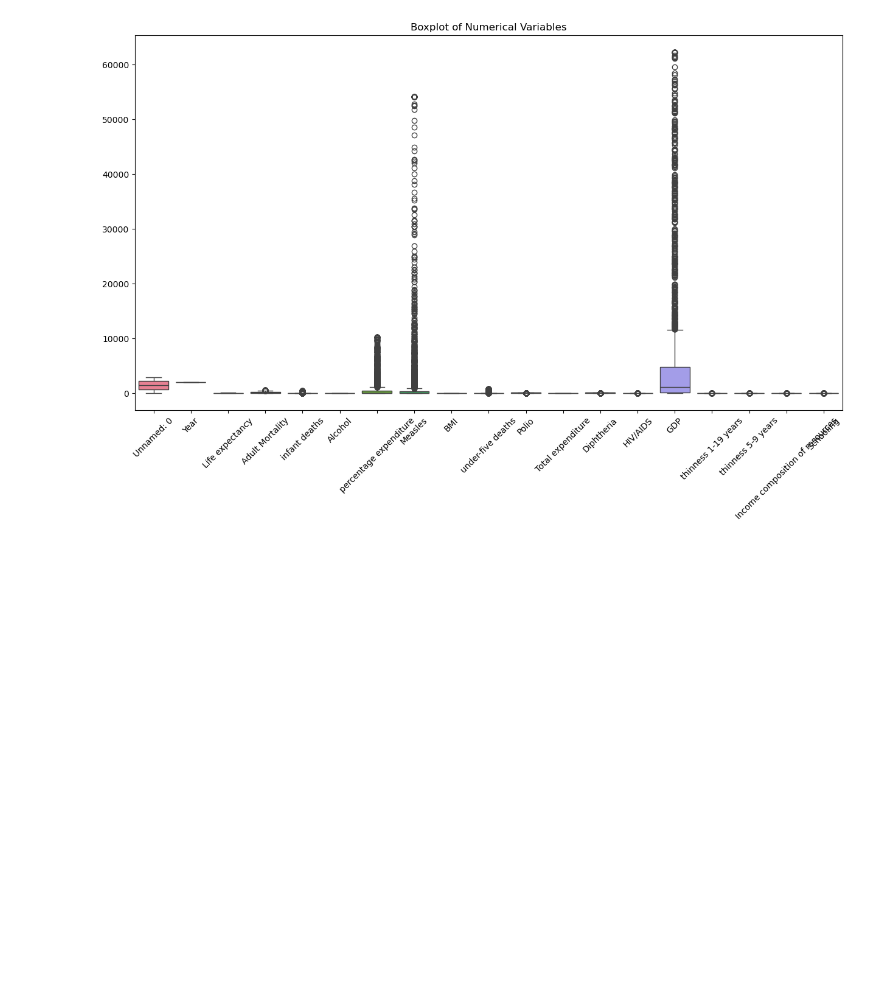
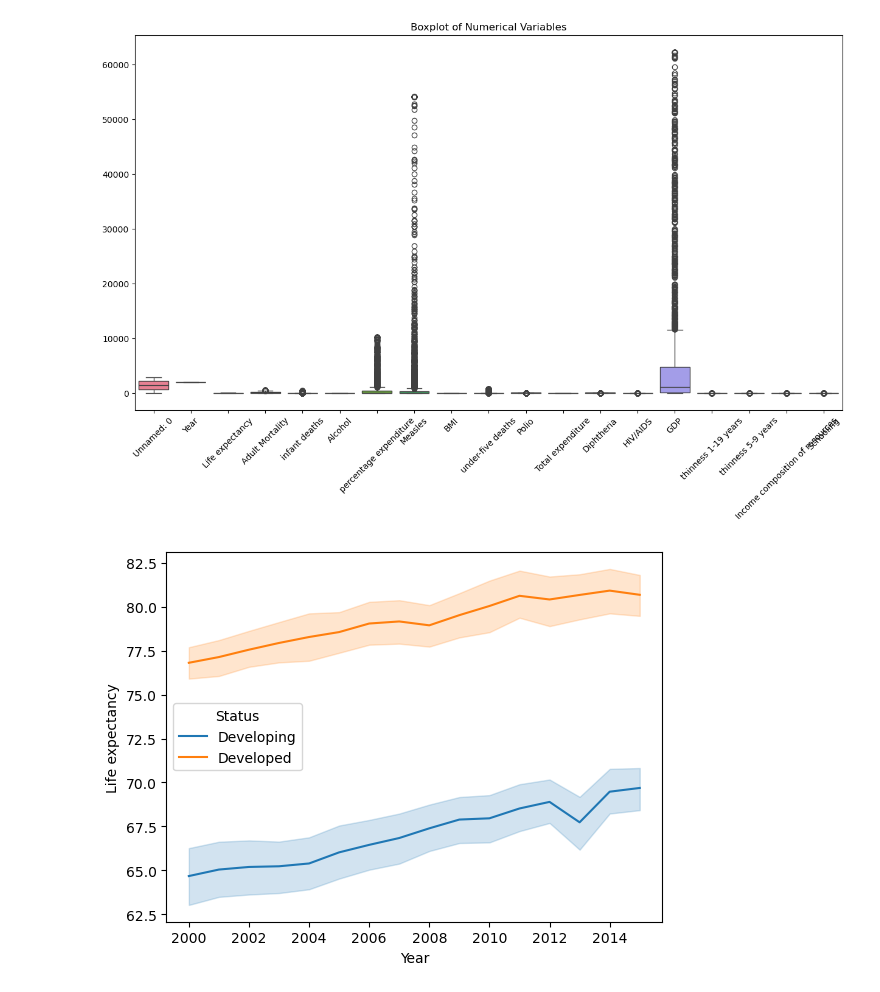
Before and after one commit to akyengo-Jr/Life_Expectancy, a Jupyter notebook: exploratory_analysis.ipynb, the cells around one changed output. Drawn from its saved outputs; the diff is of its cells as text; code cells hidden in the pictures; blank space fills up the shorter version.

```diff
--- a/exploratory_analysis.ipynb
+++ b/exploratory_analysis.ipynb
@@ -223,0 +225,4 @@ eda_insights = {
+# %%
+sns.lineplot(x='Year', y='Life expectancy', hue='Status', data=data);
+# %% [output]
+[figure, added]
```
Also changed, not shown: parts of 1 cell of this notebook, 1 other file.
